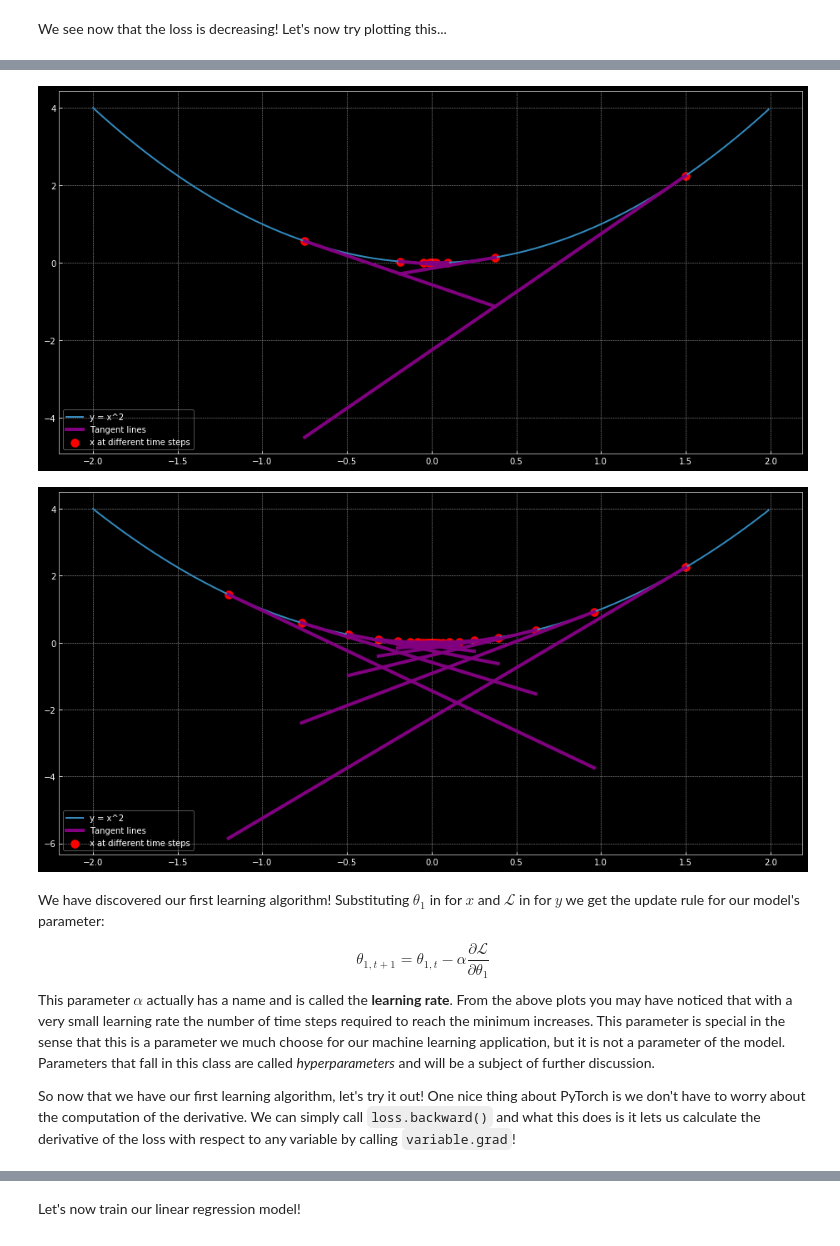
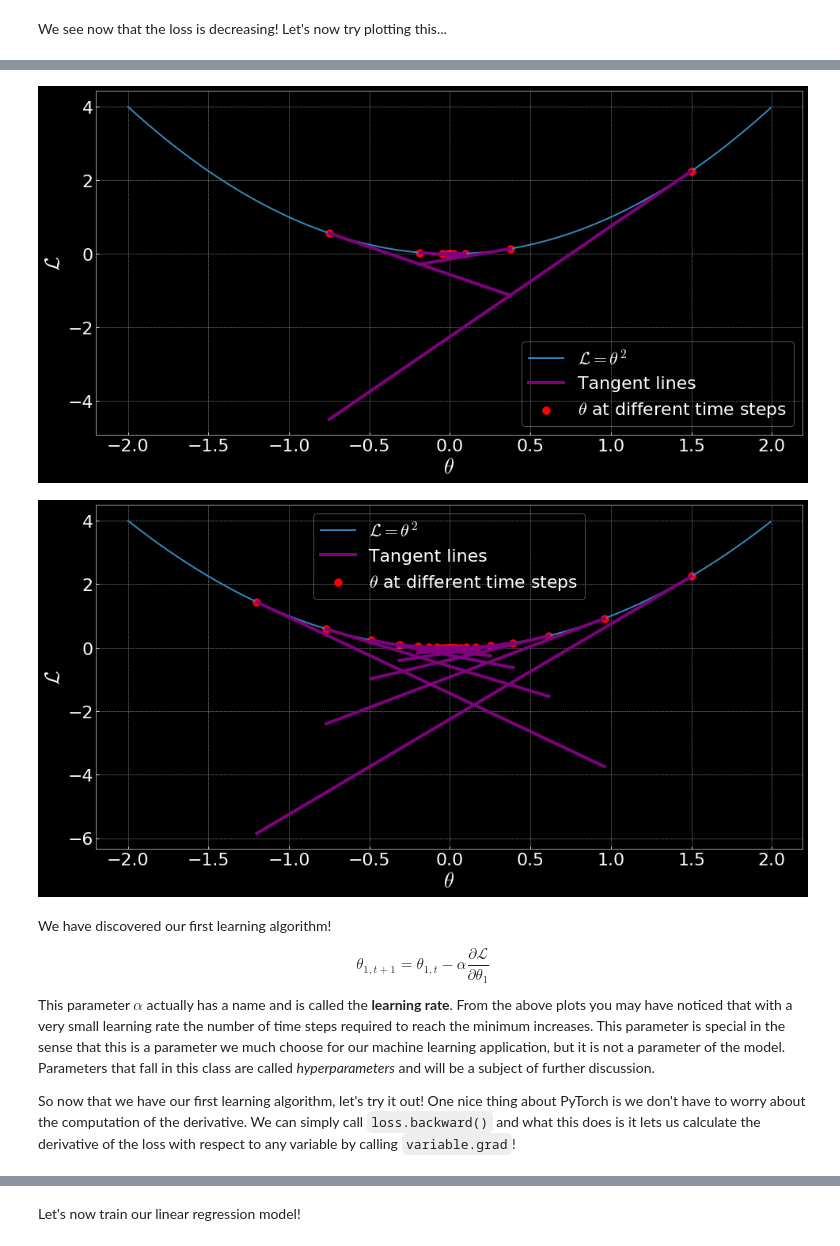
Before and after one commit to AWildridge/cms-machinelearning-notebooks, a Jupyter notebook: Lab 2 - Making Machines Learn.ipynb, the cells around one changed output, grey strips where cells are left out. Cells and saved outputs as stored; diff of their text form; code cells hidden in the pictures.

```diff
--- a/Lab 2 - Making Machines Learn.ipynb
+++ b/Lab 2 - Making Machines Learn.ipynb
@@ -202,44 +288,2 @@ At time t = 9, x = 0.20132659200000003, and the loss is 0.04053239664633448
 # %% [markdown]
 We see now that the loss is decreasing! Let's now try plotting this...
-# %%
-def derivative_descent(x=1.5, T=10, alpha=0.01):
-    xs = np.arange(-abs(x) - 0.5, abs(x) + 0.5, .01)
-    quadratic_ys = xs ** 2
-    plt.plot(xs, quadratic_ys, label='y = x^2')
-
-    x_ts = []
-    y_ts = []
-
-    tangent_xs = np.array([])
-    tangent_ys = np.array([])
-
-    for t in range(T):
-        if t == 0:
-            x_t = x
-            x_ts.append(x_t)
-            y_ts.append(x_t ** 2)
-        else:
-            if x_t > 0:
-                delta_x = np.arange(x_t - alpha * 2 * x_t, x_t, 0.001)
-            else:
-                delta_x = np.arange(x_t, x_t - alpha * 2 * x_t, 0.001)
-            tangent_xs = np.concatenate((tangent_xs, delta_x))
-
-            y = x_t ** 2.0
-            m = 2 * x_t
-            b = y - m * x_t
-
-            tangent_ys = np.concatenate((tangent_ys, m * delta_x + b))
-
-            if t == 1:
-                plt.plot(delta_x, m * delta_x + b, label='Tangent lines', color='purple', linewidth=4.0)
-            else:
-                plt.plot(delta_x, m * delta_x + b, color='purple', linewidth=4.0)
-
-            x_t -= alpha * 2 * x_t
-            x_ts.append(x_t)
-            y_ts.append(x_t ** 2.0)
-
-    plt.scatter(x_ts, y_ts, label='x at different time steps', color='r', s=100)
-    plt.legend()
-    plt.show()
@@ -254,13 +366,13 @@ derivative_descent(x=1.5, T=100, alpha=0.01)
 # %%
-derivative_descent(x=1.5, T=100, alpha=0.75)
+derivative_descent(theta=1.5, T=100, alpha=0.75)
 # %% [output]
-[figure, old version]
+[figure, new version]
 # %%
-derivative_descent(x=1.5, T=100, alpha=0.9)
+derivative_descent(theta=1.5, T=100, alpha=0.9)
 # %% [output]
-[figure, old version]
+[figure, new version]
 # %% [markdown]
-We have discovered our first learning algorithm! Substituting $\theta_1$ in for $x$ and $\mathcal{L}$ in for $y$ we get the update rule for our model's parameter:
+We have discovered our first learning algorithm!
 
 $$
 \theta_{1, t + 1} = \theta_{1, t} - \alpha \frac{\partial \mathcal{L}}{\partial \theta_1}
```
Also changed, not shown: parts of 89 cells of this notebook, 5 other files.
